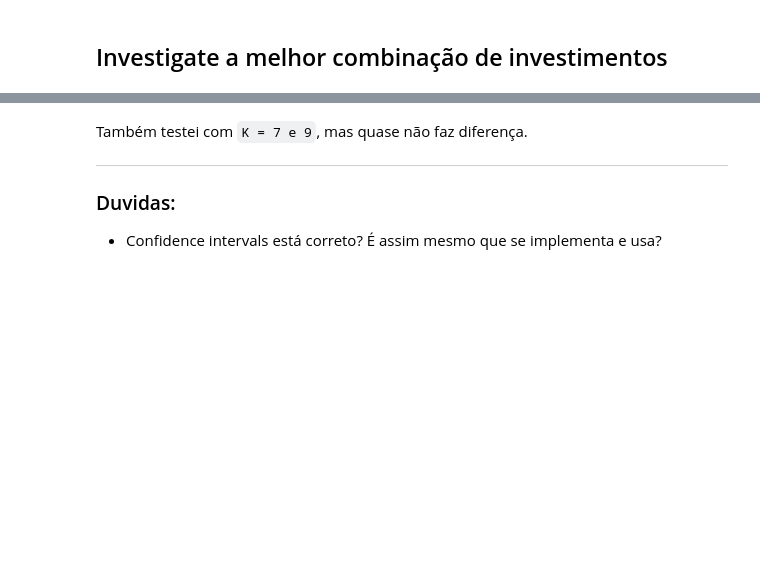
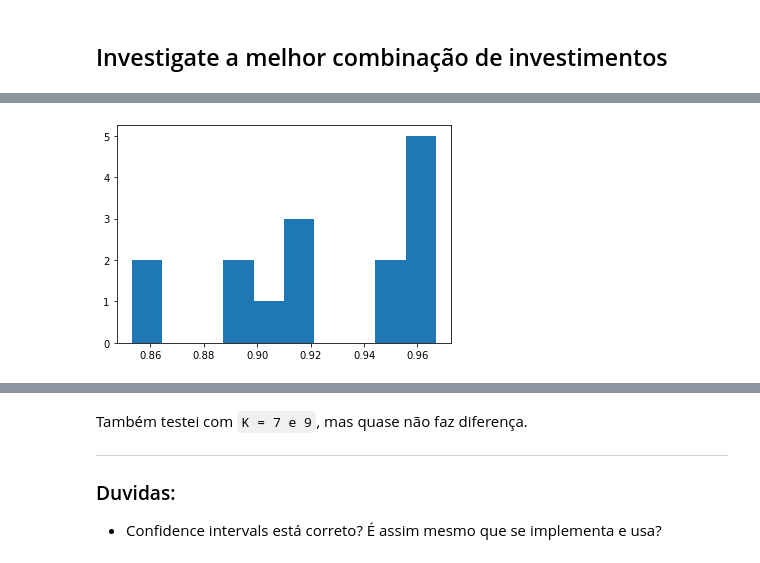
Before and after one commit to rafbgarcia/letscode_projects, a Jupyter notebook: knn/kNN.ipynb, the cells around one changed output, grey strips where cells are left out. Cells and saved outputs as stored; diff of their text form; code cells hidden in the pictures; blank space fills up the shorter version.

```diff
--- a/kNN.ipynb
+++ b/knn/kNN.ipynb
@@ -148,3 +148,9 @@ df
+# %%
+pl.hist(means)
+pl.show()
+# sorted_scores[-1][1]
+# %% [output]
+[figure, added]
 # %%
 lbs, ubs = [], []
 for i in range(len(means)):
```
Also changed, not shown: parts of 3 cells of this notebook, 2 other files.
